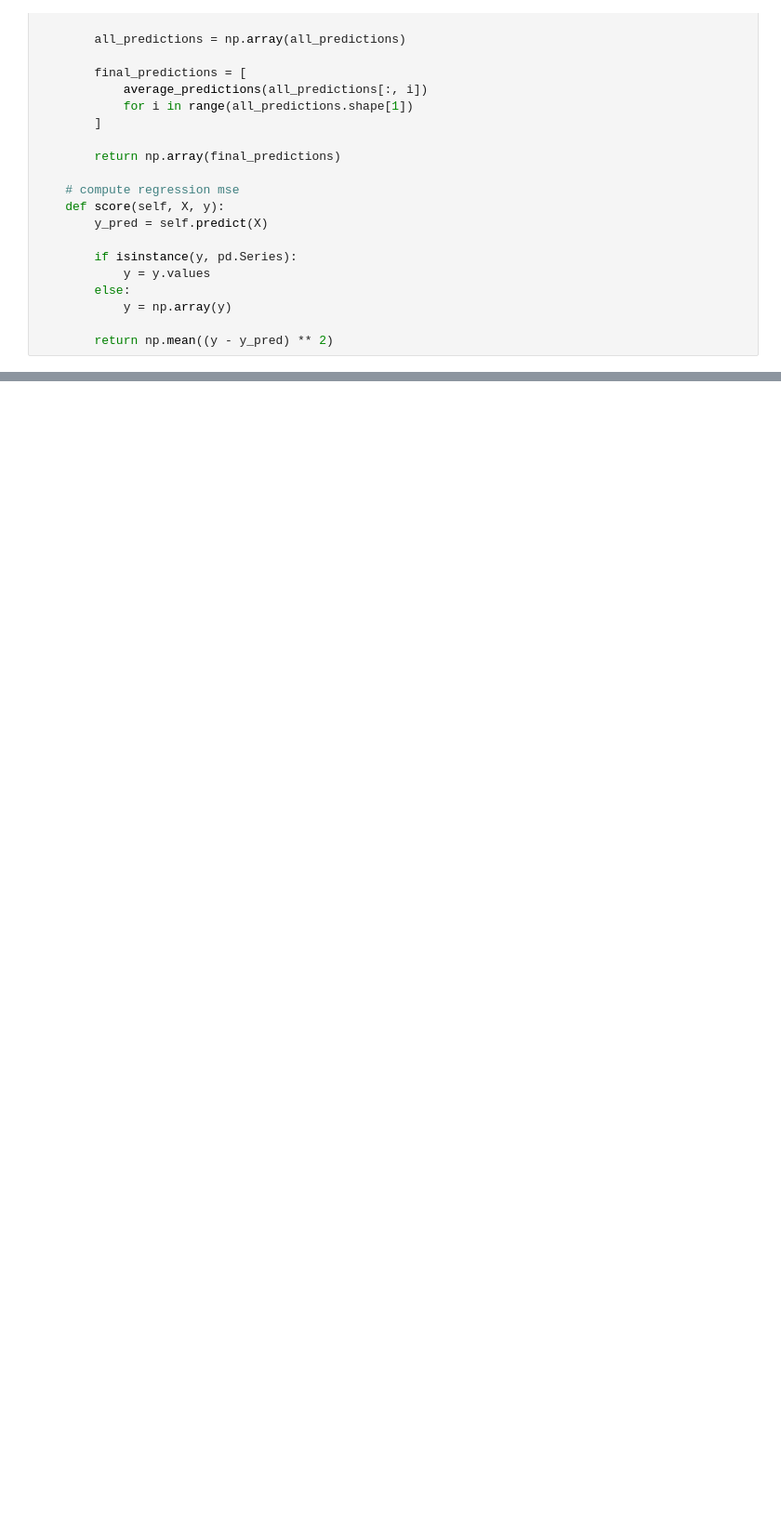
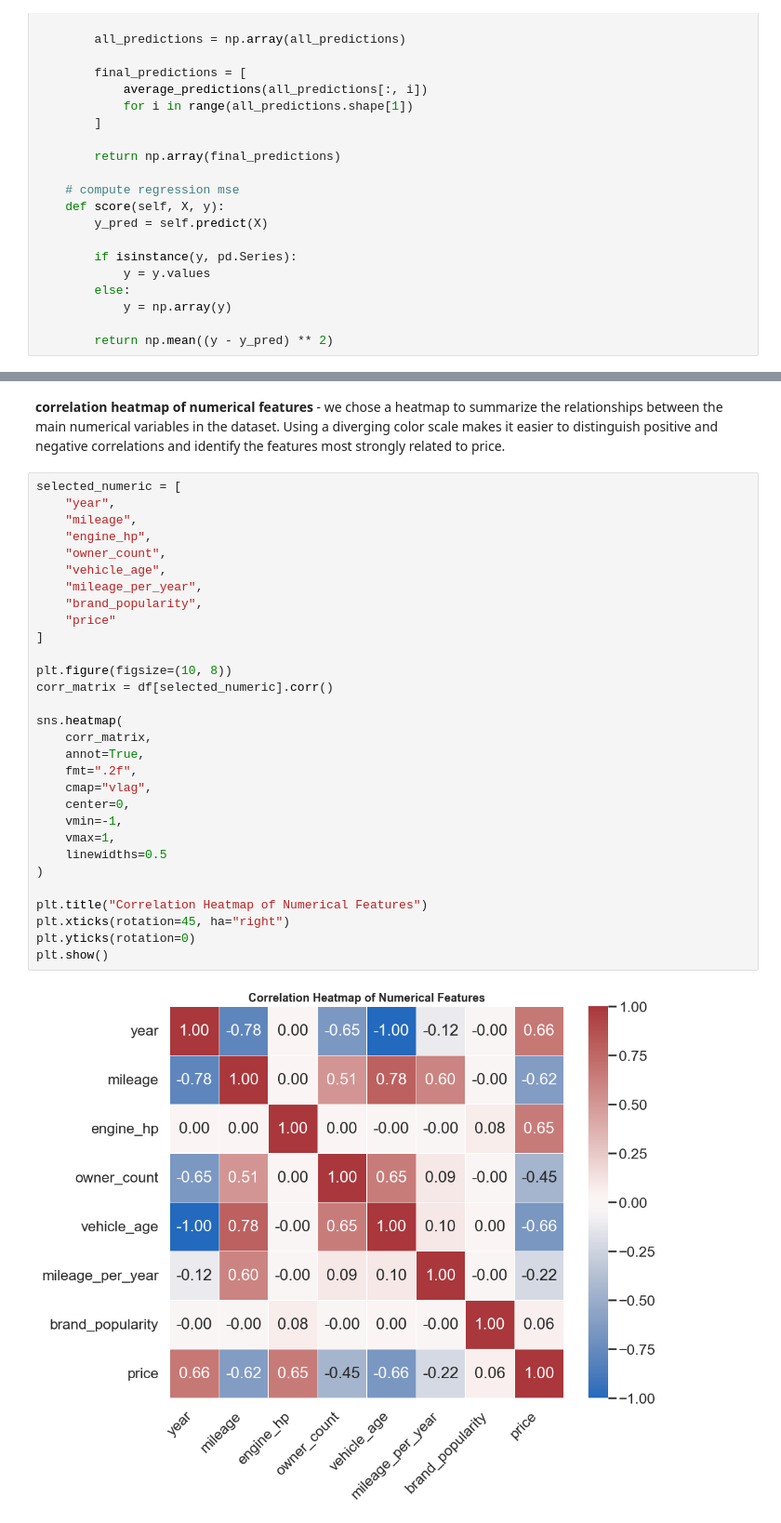
Before and after one commit to reychely/ML_HW1, a Jupyter notebook: HW1_209807130_212703813.ipynb, the cells around one changed output, grey strips where cells are left out. Shown at 93% size. Drawn from its saved outputs; the diff is of its cells as text; blank space fills up the shorter version.

```diff
--- a/HW1_209807130_212703813.ipynb
+++ b/HW1_209807130_212703813.ipynb
@@ -681,0 +593,35 @@ plt.show()
+# %% [markdown]
+**correlation heatmap of numerical features** -  we chose a heatmap to summarize the relationships between the main numerical variables in the dataset.
+Using a diverging color scale makes it easier to distinguish positive and negative correlations and identify the features most strongly related to price.
+# %%
+selected_numeric = [
+    "year",
+    "mileage",
+    "engine_hp",
+    "owner_count",
+    "vehicle_age",
+    "mileage_per_year",
+    "brand_popularity",
+    "price"
+]
+
+plt.figure(figsize=(10, 8))
+corr_matrix = df[selected_numeric].corr()
+
+sns.heatmap(
+    corr_matrix,
+    annot=True,
+    fmt=".2f",
+    cmap="vlag",
+    center=0,
+    vmin=-1,
+    vmax=1,
+    linewidths=0.5
+)
+
+plt.title("Correlation Heatmap of Numerical Features")
+plt.xticks(rotation=45, ha="right")
+plt.yticks(rotation=0)
+plt.show()
+# %% [output]
+[figure, added]
```
Also changed, not shown: parts of 19 cells of this notebook.
